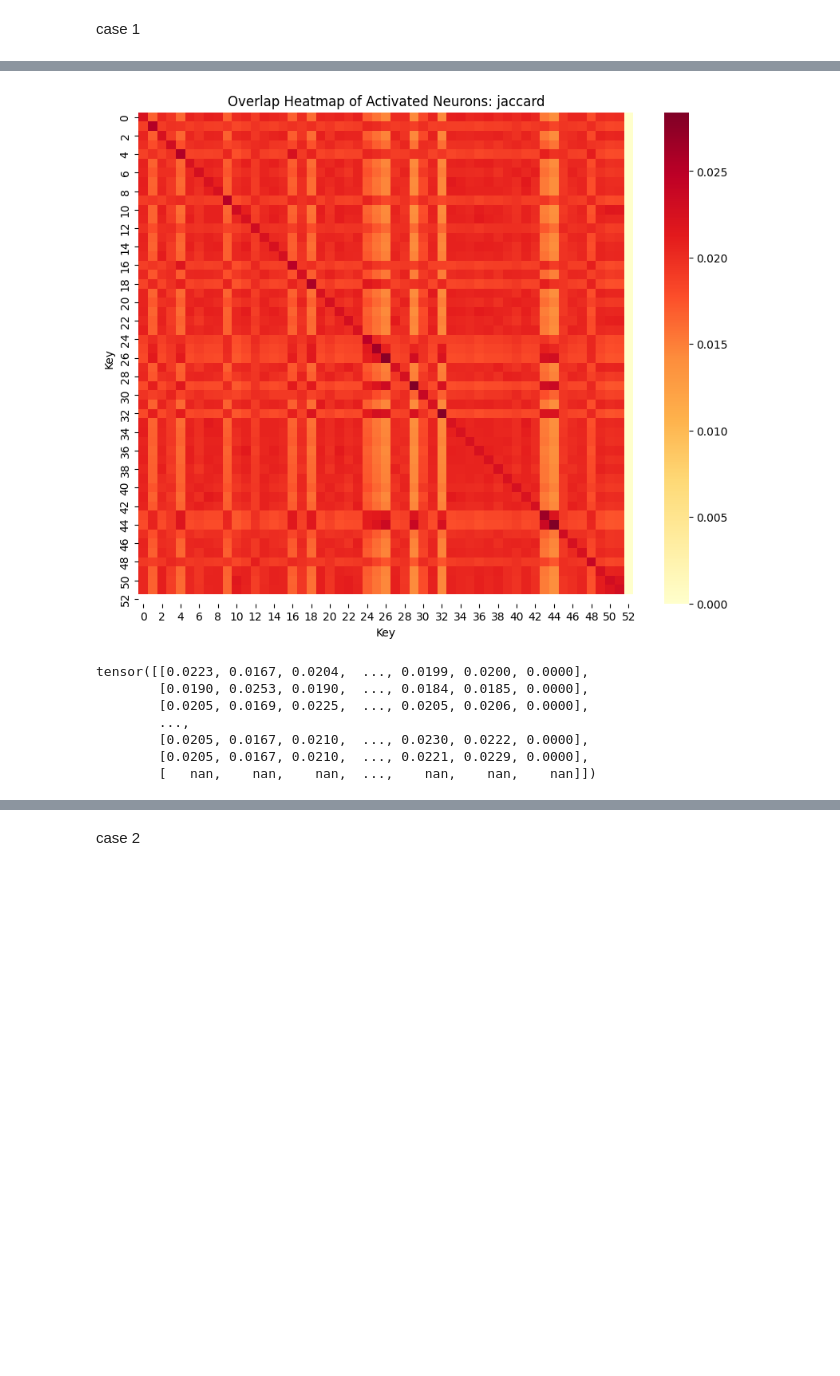
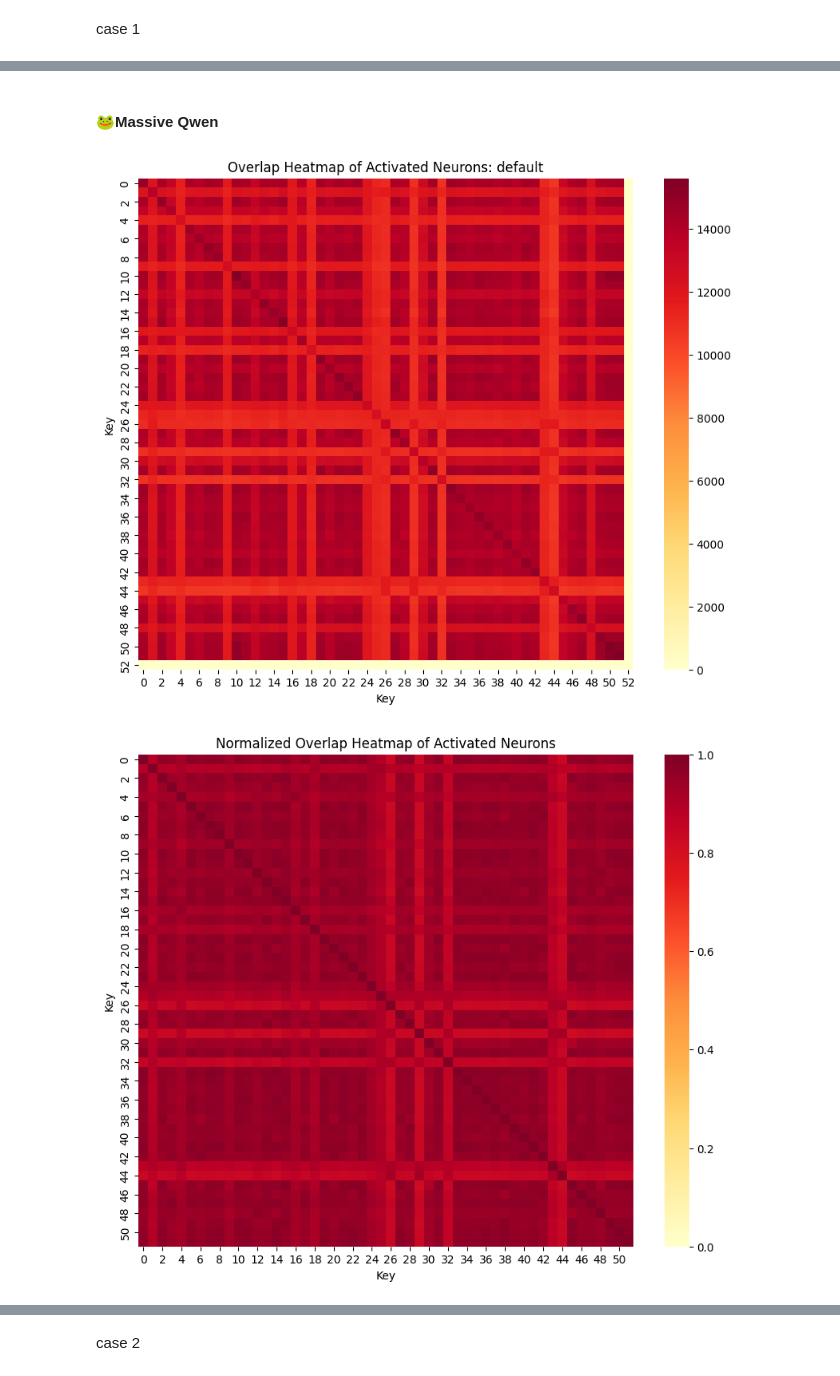
Before and after one commit to tauimbz/lang-task-neuron, a Jupyter notebook: neuron-language-pair.ipynb, the cells around one changed output, grey strips where cells are left out. Saved outputs shown, nothing was run; the diff lists cells and outputs as text; code cells hidden in the pictures; blank space fills up the shorter version.

```diff
--- a/neuron-language-pair.ipynb
+++ b/neuron-language-pair.ipynb
@@ -1428,3 +1512,0 @@ def make_heatmap_neuron_overlap(activation_dict, k, with_label=True, method="def
-# %%
-activation_dict = get_k_lang_actv_dict(10, languages_52)
-res_10 = make_heatmap_neuron_overlap(activation_dict, 10, True)
@@ -1433,3 +1512,0 @@ res_10 = make_heatmap_neuron_overlap(activation_dict, 10, True)
-# %%
-activation_dict = get_k_lang_actv_dict(52)
-make_heatmap_neuron_overlap(activation_dict, 52, False)
@@ -1548,4 +1523,2 @@ hist_neuron_values(116736, 24, full_languages_raw_values[10][0][25], "row 199 in
 # %% [markdown]
 case 1
-# %%
-activation_dict = get_k_lang_actv_dict(52, full_languages_raw_values)
@@ -1578,11 +1525,16 @@ tensor([[1.0000, 0.5623, 0.8350,  ..., 0.7916, 0.8008, 0.0000],
-# %%
-make_heatmap_neuron_overlap(activation_dict, 52, False, "jaccard", 1, True)
-# %% [output]
-[figure, removed]
-tensor([[0.0223, 0.0167, 0.0204,  ..., 0.0199, 0.0200, 0.0000],
-        [0.0190, 0.0253, 0.0190,  ..., 0.0184, 0.0185, 0.0000],
-        [0.0205, 0.0169, 0.0225,  ..., 0.0205, 0.0206, 0.0000],
-        ...,
-        [0.0205, 0.0167, 0.0210,  ..., 0.0230, 0.0222, 0.0000],
-        [0.0205, 0.0167, 0.0210,  ..., 0.0221, 0.0229, 0.0000],
-        [   nan,    nan,    nan,  ...,    nan,    nan,    nan]])
+# %%
+def visualize_overlap(num_lang , tensor, method="default", topk=0):
+    """
+    tensor: full neurons 4 dim"""
+    activation_dict = get_k_lang_actv_dict(num_lang, tensor, method, topk)
+    make_heatmap_neuron_overlap(activation_dict, num_lang, False)
+    normed_heatmap_neuron_overlap(num_lang, activation_dict)
+    make_heatmap_neuron_overlap(activation_dict, num_lang, False, "jaccard", 2)
+# %% [markdown]
+#### 🐸Massive Qwen
+# %%
+num_lang, _, num_rows, num_neurons = full_languages_raw_values.shape
+visualize_overlap(num_lang, full_languages_raw_values)
+# %% [output]
+[figure, added]
+[figure, added]
```
Also changed, not shown: parts of 205 cells of this notebook.
